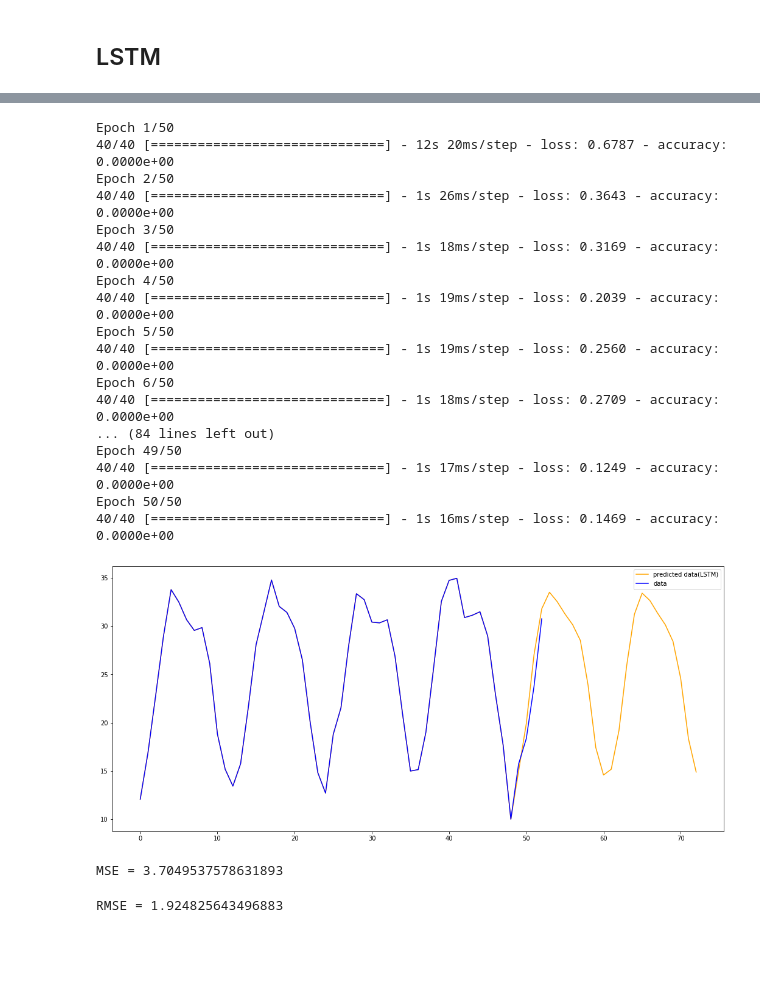
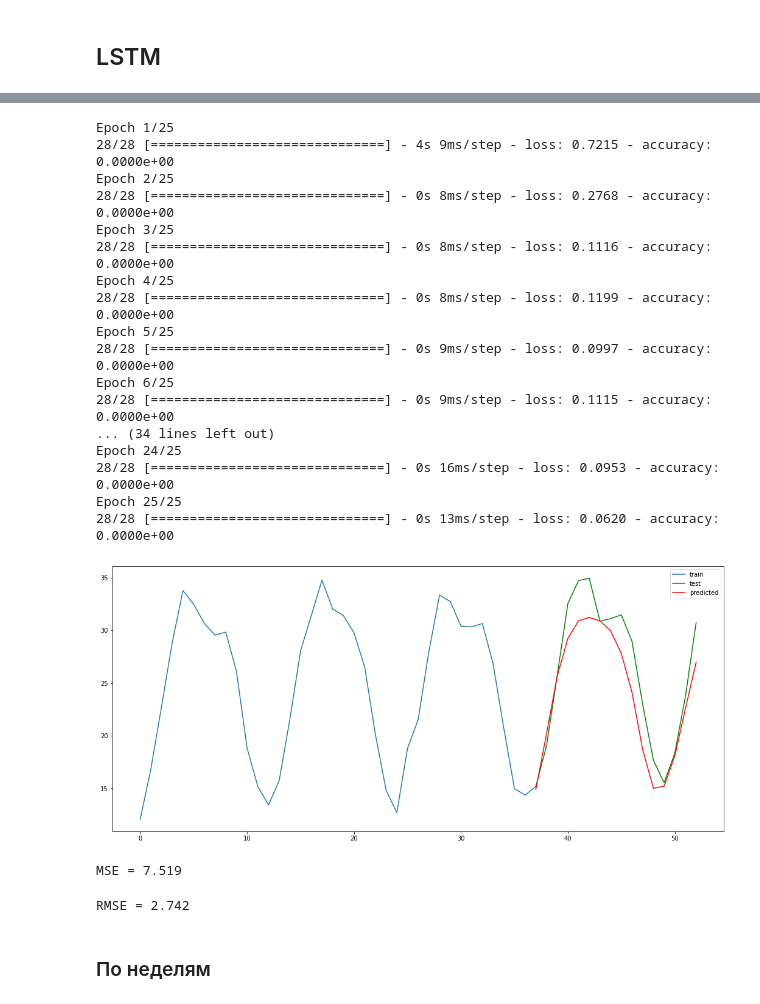
Before and after one commit to maxim8051/TimeSeriesItmoLab, a Jupyter notebook: TimeSeries.ipynb, the cells around one changed output, grey strips where cells are left out. Saved outputs shown, nothing was run; the diff lists cells and outputs as text; code cells hidden in the pictures; blank space fills up the shorter version.

```diff
--- a/TimeSeries.ipynb
+++ b/TimeSeries.ipynb
@@ -175,0 +226,10 @@ RMSE = 2.156745094757187
+# %%
+train = [x for x in df_d['meantemp']]
+predictions = []
+for i in range(len(df_test_d['meantemp'])):
+    model = SARIMAX(train,
+                    order=(1,1,1),
+                    seasonal_order=(0,0,1, 12))
+    pred = model.fit().forecast()[0]
+    predictions.append(pred)
+    train.append(df_test_d['meantemp'][i])
@@ -217,50 +302,57 @@ Trainable params: 249,203
 Non-trainable params: 0
 _________________________________________________________________
 # %%
-history = model.fit(generator, epochs=50)
+history = model.fit(generator, epochs=25)
 # %% [output]
-Epoch 1/50
-40/40 [==============================] - 12s 20ms/step - loss: 0.6787 - accuracy: 0.0000e+00
-Epoch 2/50
-40/40 [==============================] - 1s 26ms/step - loss: 0.3643 - accuracy: 0.0000e+00
-Epoch 3/50
-40/40 [==============================] - 1s 18ms/step - loss: 0.3169 - accuracy: 0.0000e+00
-Epoch 4/50
-40/40 [==============================] - 1s 19ms/step - loss: 0.2039 - accuracy: 0.0000e+00
-Epoch 5/50
-40/40 [==============================] - 1s 19ms/step - loss: 0.2560 - accuracy: 0.0000e+00
-Epoch 6/50
-40/40 [==============================] - 1s 18ms/step - loss: 0.2709 - accuracy: 0.0000e+00
-... (84 lines left out)
-Epoch 49/50
-40/40 [==============================] - 1s 17ms/step - loss: 0.1249 - accuracy: 0.0000e+00
-Epoch 50/50
-40/40 [==============================] - 1s 16ms/step - loss: 0.1469 - accuracy: 0.0000e+00
+Epoch 1/25
+28/28 [==============================] - 4s 9ms/step - loss: 0.7215 - accuracy: 0.0000e+00
+Epoch 2/25
+28/28 [==============================] - 0s 8ms/step - loss: 0.2768 - accuracy: 0.0000e+00
+Epoch 3/25
+28/28 [==============================] - 0s 8ms/step - loss: 0.1116 - accuracy: 0.0000e+00
+Epoch 4/25
+28/28 [==============================] - 0s 8ms/step - loss: 0.1199 - accuracy: 0.0000e+00
+Epoch 5/25
+28/28 [==============================] - 0s 9ms/step - loss: 0.0997 - accuracy: 0.0000e+00
+Epoch 6/25
+28/28 [==============================] - 0s 9ms/step - loss: 0.1115 - accuracy: 0.0000e+00
+... (34 lines left out)
+Epoch 24/25
+28/28 [==============================] - 0s 16ms/step - loss: 0.0953 - accuracy: 0.0000e+00
+Epoch 25/25
+28/28 [==============================] - 0s 13ms/step - loss: 0.0620 - accuracy: 0.0000e+00
 # %%
 predictions_scaled_lstm = []
 first_eval_batch = train_scaled[-n_input:]
 current_batch = first_eval_batch.reshape((1, n_input, n_features))
-for i in range(24):
+for i in range(len(test)):
      current_pred = model.predict(current_batch)[0]
      predictions_scaled_lstm.append(current_pred)
      current_batch =  np.append(current_batch[:,1:,:],[[current_pred]],axis=1)
 # %%
 predictions_lstm = scaler.inverse_transform(predictions_scaled_lstm)
+# %%
+train = pd.DataFrame(train.values, index=range(0, len(train)))
+test = pd.DataFrame(test.values, index=range(len(train), len(test) + len(train)))
+predictions = pd.DataFrame(predictions_lstm, index=range(len(train), len(test) + len(train)))
 # %%
 fig, ax = plt.subplots()
-plt.plot(np.append(train, predictions_lstm), color="orange")
-plt.plot(np.append(train, test), color="blue")
-ax.legend(['predicted data(LSTM)', 'data'])
+plt.plot(np.append(train, test.values[0]))
+plt.plot(test, color='green')
+plt.plot(predictions, color="red")
+ax.legend(['train', 'test', 'predicted'])
 plt.show()
 # %% [output]
-[figure, old version]
+[figure, new version]
 # %%
-mse = mean_squared_error(test, predictions_lstm[:len(test)])
-print(f'MSE = {mse}')
+mse = mean_squared_error(test, predictions_lstm)
+print(f'MSE = {round(mse,3)}')
 # %% [output]
-MSE = 3.7049537578631893
+MSE = 7.519
 # %%
 rmse = np.sqrt(mse)
-print(f'RMSE = {rmse}')
+print(f'RMSE = {round(rmse,3)}')
 # %% [output]
-RMSE = 1.924825643496883
+RMSE = 2.742
+# %% [markdown]
+### По неделям
```
Also changed, not shown: parts of 50 cells of this notebook.
